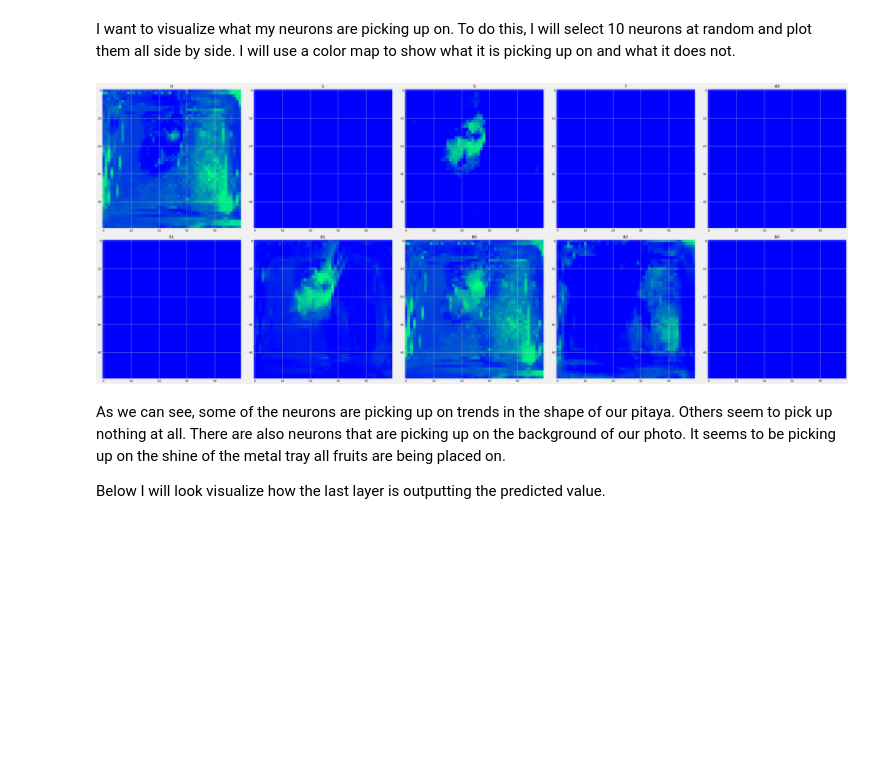
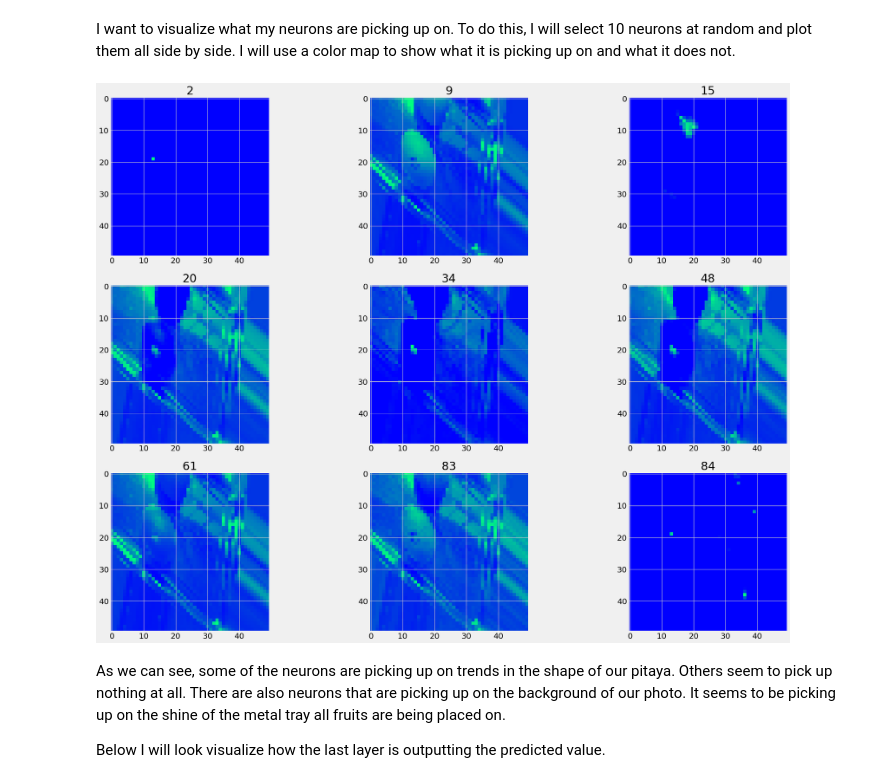
Before and after one commit to cmluna2913/FruitImageRecognition, a Jupyter notebook: EDA_and_Visualizations.ipynb, the cells around one changed output. Saved outputs shown, nothing was run; the diff lists cells and outputs as text; code cells hidden in the pictures; blank space fills up the shorter version.

```diff
--- a/EDA_and_Visualizations.ipynb
+++ b/EDA_and_Visualizations.ipynb
@@ -151,0 +140,6 @@ model_10 = load_model('model.h5')
+# %%
+json = open('Models/model8.json', 'r')
+model_8_json = json.read()
+json.close()
+model_8 = model_from_json(model_8_json)
+model_8.load_weights("Models/model_weights_8.h5")
@@ -152,3 +148,5 @@ model_10 = load_model('model.h5')
+# %%
+model_8.compile(optimizer='adagrad', loss='categorical_crossentropy', metrics=['categorical_accuracy', Precision(), Recall()])
 # %% [markdown]
 I need this to make the model visualization work
 # %%
@@ -162,7 +160,7 @@ plot_model(model_10, to_file='Images/model.png',dpi=200, show_shapes=True)
 # %% [markdown]
 ## Further Breakdown of CNN
 # %%
-path = 'C://Users/Cristian/Documents/flatiron/Capstone/Fruit/Pitaya/Pitaya001.png'
+path = 'C://Users/Cristian/Documents/flatiron/Capstone/Fruit/Orange/Orange002.png'
 # %% [markdown]
 I will grab the first image of a Pitaya to show what the model does on the first and last layer.
 # %%
@@ -172,6 +171,6 @@ example = show_img(path,50)
 # %%
-layer_outputs = [layer.output for layer in model_10.layers[:4]]
-activation_model = models.Model(inputs=model_10.input, outputs=layer_outputs)
+layer_outputs = [layer.output for layer in model_8.layers[:4]]
+activation_model = models.Model(inputs=model_8.input, outputs=layer_outputs)
 # %%
 activations = activation_model.predict(example.reshape(1,50,50,3))
 # %%
@@ -180,21 +179,21 @@ first_layer = activations[0]
 I want to visualize what my neurons are picking up on. To do this, I will select 10 neurons at random and plot them all side by side.
 I will use a color map to show what it is picking up on and what it does not.
 # %%
-fig=plt.figure(figsize=(50,20))
-columns=5
-rows=2
-my_10 = sorted(np.random.choice(85,10,replace=False))
+fig=plt.figure(figsize=(30,20))
+columns=3
+rows=3
+my_9 = sorted(np.random.choice(85,9,replace=False))
 
 for i in range(1, columns*rows+1):
     fig.add_subplot(rows,columns,i)
-    for pic in my_10:
-        plt.imshow(first_layer[0, :, :, my_10[i-1]],cmap='winter')
-        plt.title(str(my_10[i-1]))
+    for pic in my_9:
+        plt.imshow(first_layer[0, :, :, my_9[i-1]],cmap='winter')
+        plt.title(str(my_9[i-1]))
 plt.tight_layout()
 plt.savefig('Images/example_breakdown.png', transparent=True)
 plt.show()
 # %% [output]
-[figure, old version]
+[figure, new version]
 # %% [markdown]
 As we can see, some of the neurons are picking up on trends in the shape of our pitaya. Others seem to pick up nothing at all. There are also neurons
 that are picking up on the background of our photo. It seems to be picking up on the shine of the metal tray all fruits are being placed on.
```
Also changed, not shown: parts of 19 cells of this notebook, 34 other files.
